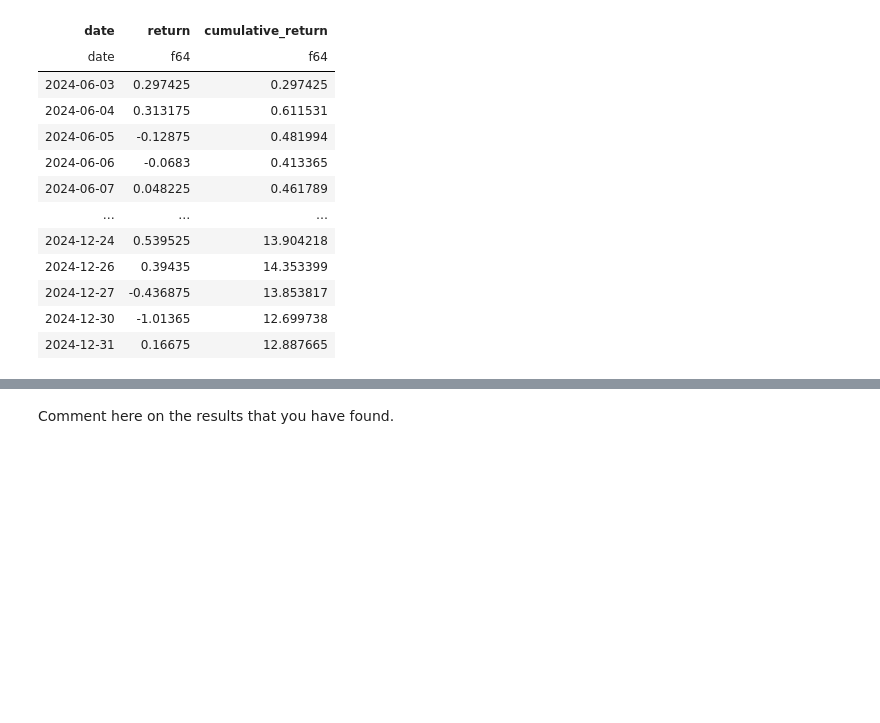
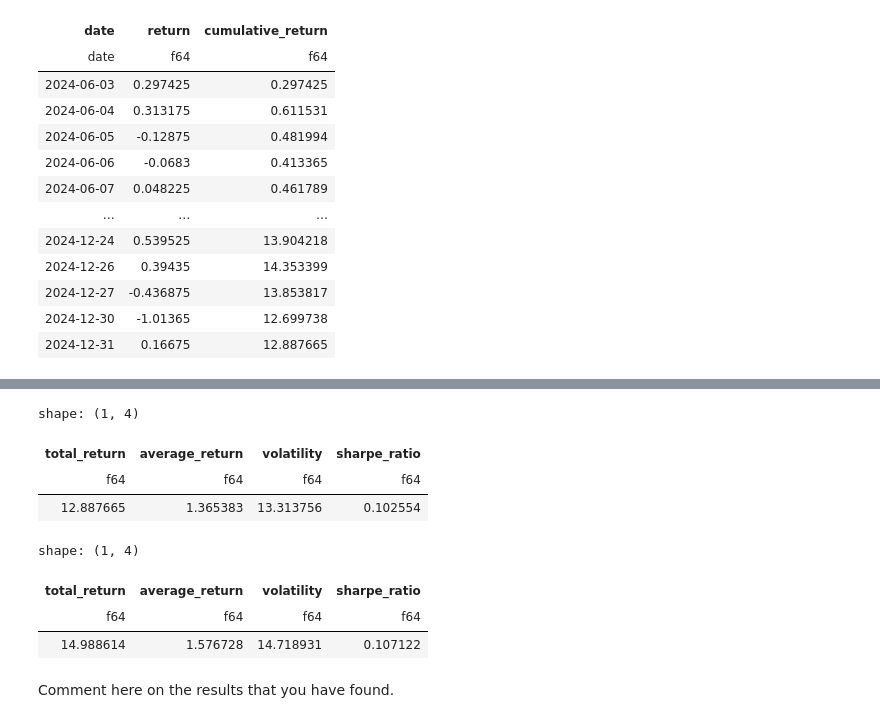
Before and after one commit to grantrich21/sf-quant-labs, a Jupyter notebook: labs/lab_2.ipynb, the cells around one changed output, grey strips where cells are left out. Drawn from its saved outputs; the diff is of its cells as text; code cells hidden in the pictures; blank space fills up the shorter version.

Commit message:
Finished manual performance

```diff
--- a/labs/lab_2.ipynb
+++ b/labs/lab_2.ipynb
@@ -363,3 +353,30 @@ shape: (147, 3)
+# %%
+def performance(df: pl.DataFrame) -> pl.DataFrame:
+    return (
+        df
+        .select(
+            total_return = pl.col('cumulative_return').last(),
+            average_return = pl.col('return').mean().mul(pl.lit(252).sqrt()),
+            volatility = pl.col('return').std().mul(pl.lit(252).sqrt()),
+        )
+        .with_columns(
+            sharpe_ratio = pl.col('average_return').truediv('volatility')
+        )
+    )
+
+display(
+    performance(baseline_returns),
+    performance(optimized_returns)
+)
+# %% [output]
+shape: (1, 4)
+| total_return | average_return | volatility | sharpe_ratio |
+| f64 | f64 | f64 | f64 |
+| 12.887665 | 1.365383 | 13.313756 | 0.102554 |
+shape: (1, 4)
+| total_return | average_return | volatility | sharpe_ratio |
+| f64 | f64 | f64 | f64 |
+| 14.988614 | 1.576728 | 14.718931 | 0.107122 |
 # %% [markdown]
 Comment here on the results that you have found.
 # %% [markdown]
```
Also changed, not shown: parts of 4 cells of this notebook.
